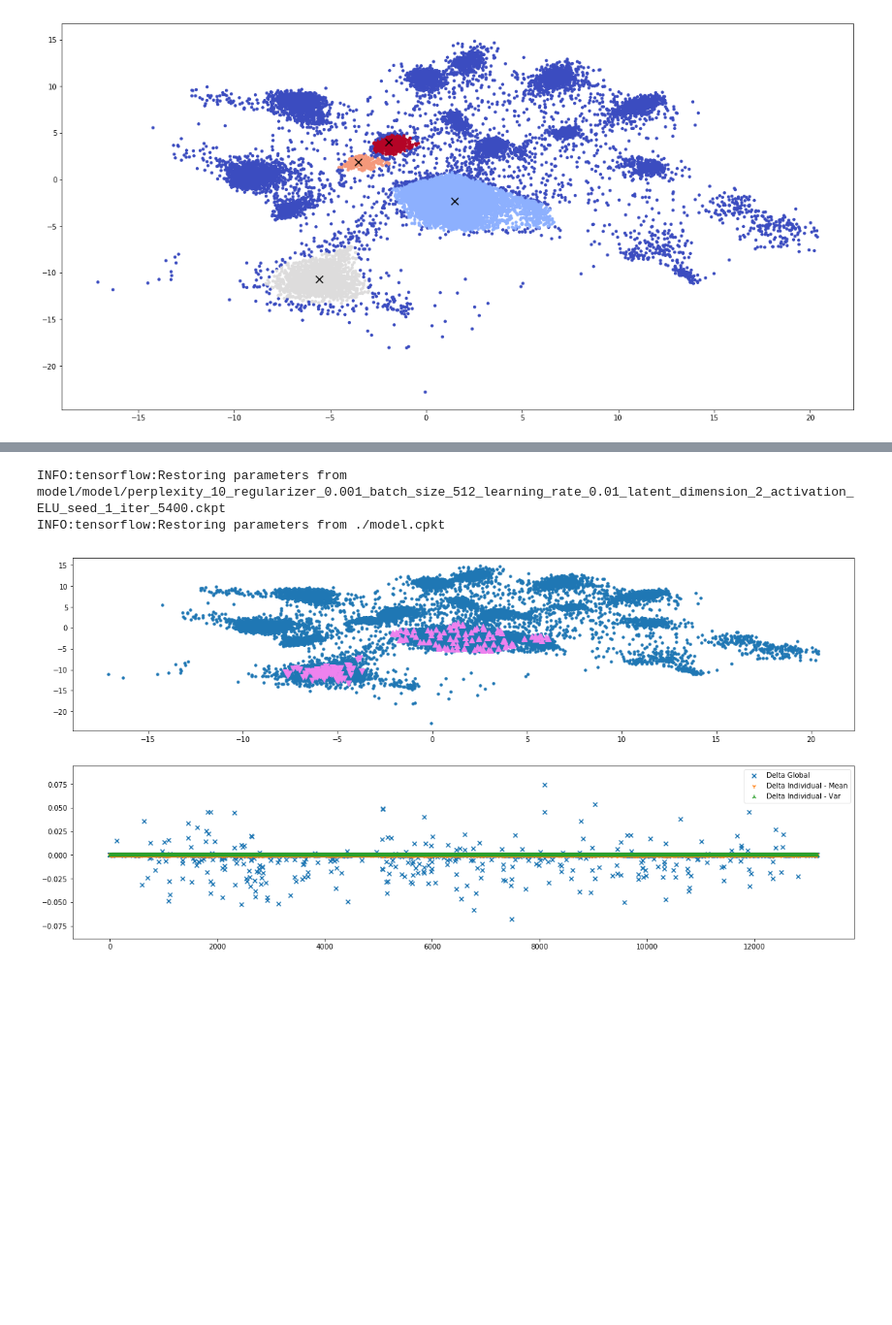
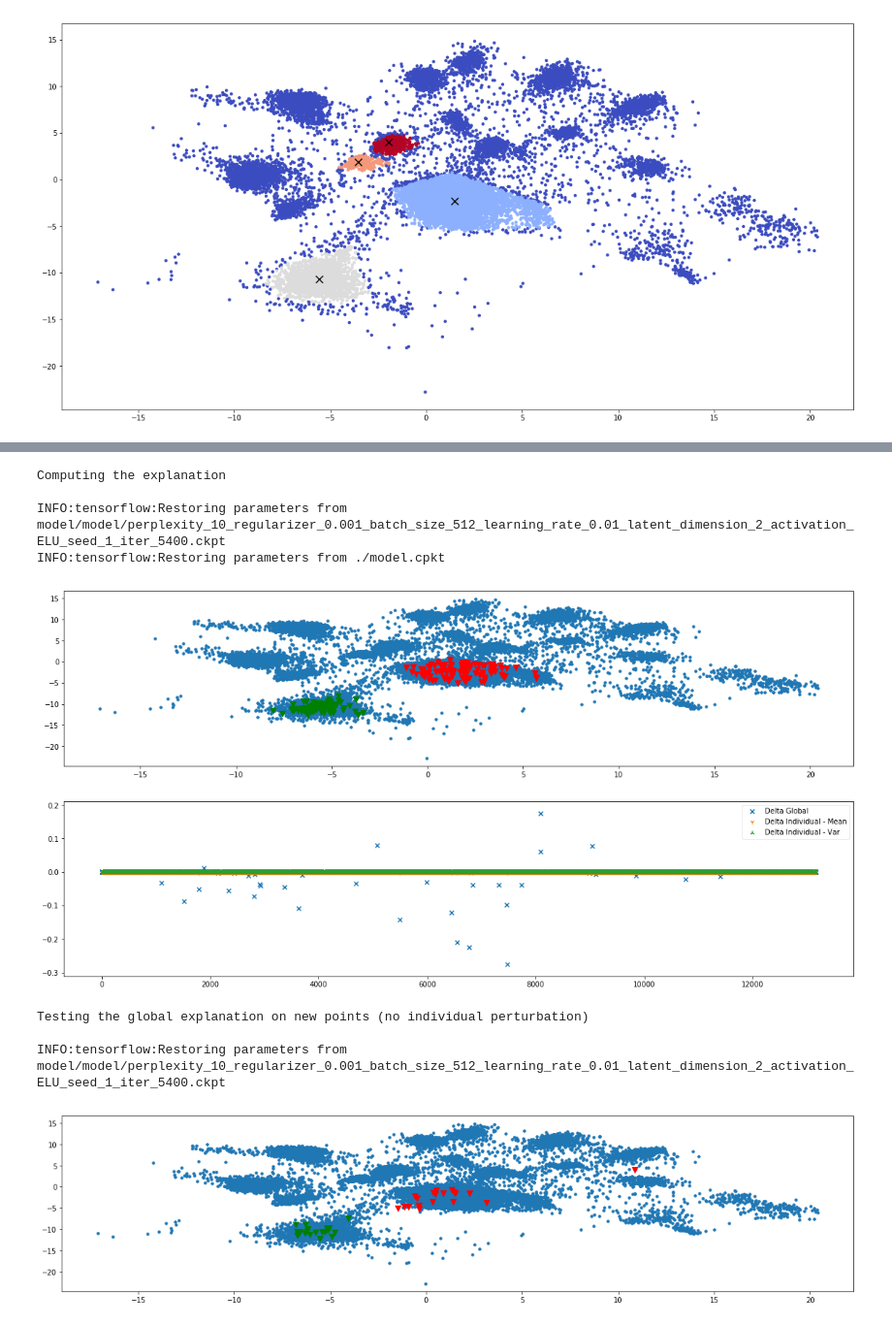
Before and after one commit to GDPlumb/ELDR, a Jupyter notebook: Bipolar/run.ipynb, the cells around one changed output, grey strips where cells are left out. Shown at 97% size. Cells and saved outputs as stored; diff of their text form; code cells hidden in the pictures; blank space fills up the shorter version.

Commit message:
Added a test to see if the global explanation generalizes to new points

```diff
--- a/Bipolar/run.ipynb
+++ b/Bipolar/run.ipynb
@@ -92,4 +92,18 @@ plt.show()
 plt.close()
 # %% [output]
 [figure]
+# %%
+def run(load_model, x, y, indices, c1, c2, dispersion = 4.0, lambda_global = 6000.0, lambda_ind = 10000.0, k = 100):
+    print("\nComputing the explanation\n")
+    g, _ = explain(load_model, x, y, indices, c1, c2, dispersion = dispersion, lambda_global = lambda_global, lambda_ind = lambda_ind)
+    print("\nTesting the global explanation on new points (no individual perturbation)\n")
+    apply(load_model, x, y, indices, c1, np.expand_dims(g, 0))
+    '''
+    print("\nTesting an approximated global explanation on new points\n")
+    idx = (-np.abs(g)).argsort()[:k]
+    g_aprox = np.zeros((input_dim)) #input_dim is in the variable space
+    g_aprox[idx] = g[idx]
+    apply(load_model, x, y, indices, c1, np.expand_dims(g_aprox, 0))
+    '''
+    return g, 0 #g_aprox
 # %%
@@ -101,7 +121,13 @@ INFO:tensorflow:Restoring parameters from ./model.cpkt
 # %%
-global_1_0, _ = explain(load_model, x_full, data_rep, indices, 1, 0, dispersion = 10.0, lambda_global = 750.0, lambda_ind = 1000.0)
+global_1_0, _ = run(load_model, x_full, data_rep, indices, 1, 0)
 # %% [output]
+Computing the explanation
+
 INFO:tensorflow:Restoring parameters from model/model/perplexity_10_regularizer_0.001_batch_size_512_learning_rate_0.01_latent_dimension_2_activation_ELU_seed_1_iter_5400.ckpt
 INFO:tensorflow:Restoring parameters from ./model.cpkt
-[figure, old version]
+[figure, new version]
+Testing the global explanation on new points (no individual perturbation)
+
+INFO:tensorflow:Restoring parameters from model/model/perplexity_10_regularizer_0.001_batch_size_512_learning_rate_0.01_latent_dimension_2_activation_ELU_seed_1_iter_5400.ckpt
+[figure, added]
 # %%
```
Also changed, not shown: parts of 7 cells of this notebook, 16 other files.
